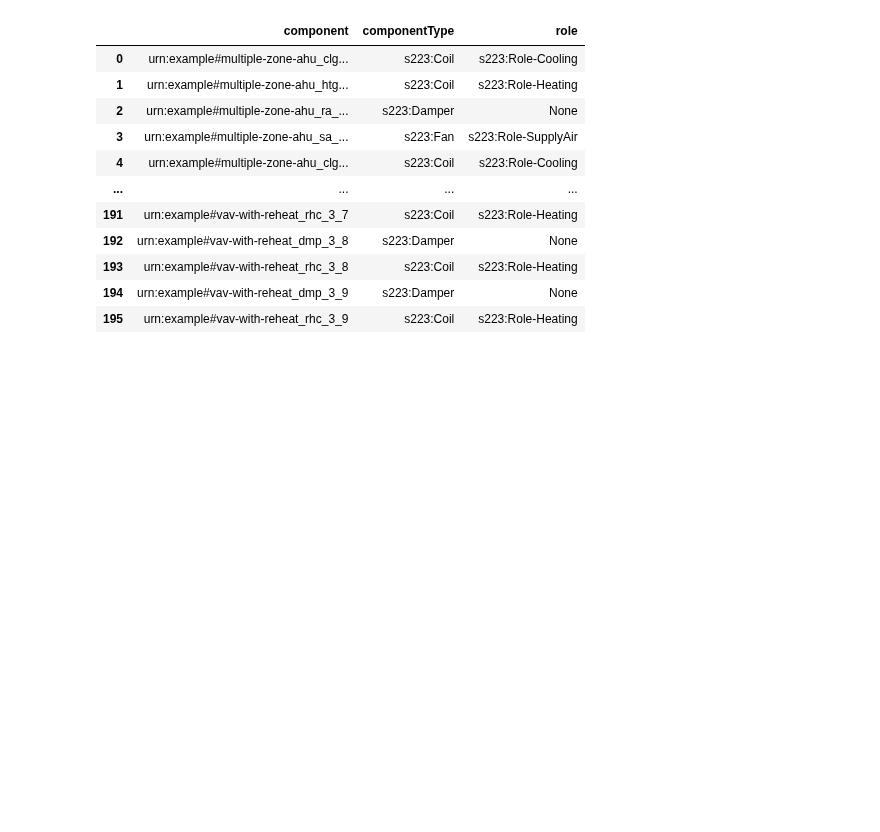
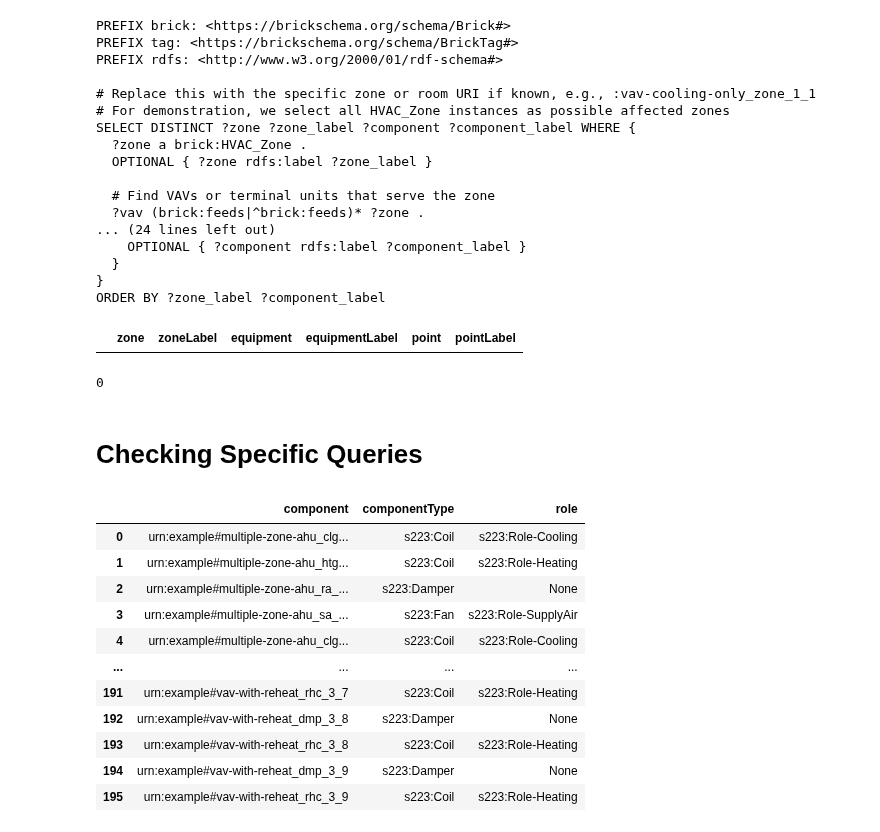
Before and after one commit to lazlop/graph-pattern-id, a Jupyter notebook: examples/testing-queries-camera-ready.ipynb, the cells around one changed output. Cells and saved outputs as stored; diff of their text form; code cells hidden in the pictures; blank space fills up the shorter version.

```diff
--- a/examples/testing-queries-camera-ready.ipynb
+++ b/examples/testing-queries-camera-ready.ipynb
@@ -114,3 +289,35 @@ I'm too cold, find the components most likely at fault.
+# %%
+question = "I'm too cold, find the components most likely at fault."
+file = "ReAct(w5000)_brick.csv"
+for i, query in enumerate(all_queries):
+    if question in query['question'] and file in query['source_file']:
+        print(query['generated_sparql'])
+        display(all_dfs[i])
+        print(len(all_dfs[i]))
+        break
+# query
+# %% [output]
+PREFIX brick: <https://brickschema.org/schema/Brick#>
+PREFIX tag: <https://brickschema.org/schema/BrickTag#>
+PREFIX rdfs: <http://www.w3.org/2000/01/rdf-schema#>
+
+# Replace this with the specific zone or room URI if known, e.g., :vav-cooling-only_zone_1_1
+# For demonstration, we select all HVAC_Zone instances as possible affected zones
+SELECT DISTINCT ?zone ?zone_label ?component ?component_label WHERE {
+  ?zone a brick:HVAC_Zone .
+  OPTIONAL { ?zone rdfs:label ?zone_label }
+
+  # Find VAVs or terminal units that serve the zone
+  ?vav (brick:feeds|^brick:feeds)* ?zone .
+... (24 lines left out)
+    OPTIONAL { ?component rdfs:label ?component_label }
+  }
+}
+ORDER BY ?zone_label ?component_label
+|  | zone | zoneLabel | equipment | equipmentLabel | point | pointLabel |
+0
+# %% [markdown]
+# Checking Specific Queries
 # %%
 # running fourth s223 Query
 query = """PREFIX ns1: <http://data.ashrae.org/standard223#>
```
Also changed, not shown: parts of 9 cells of this notebook, 9 other files.
